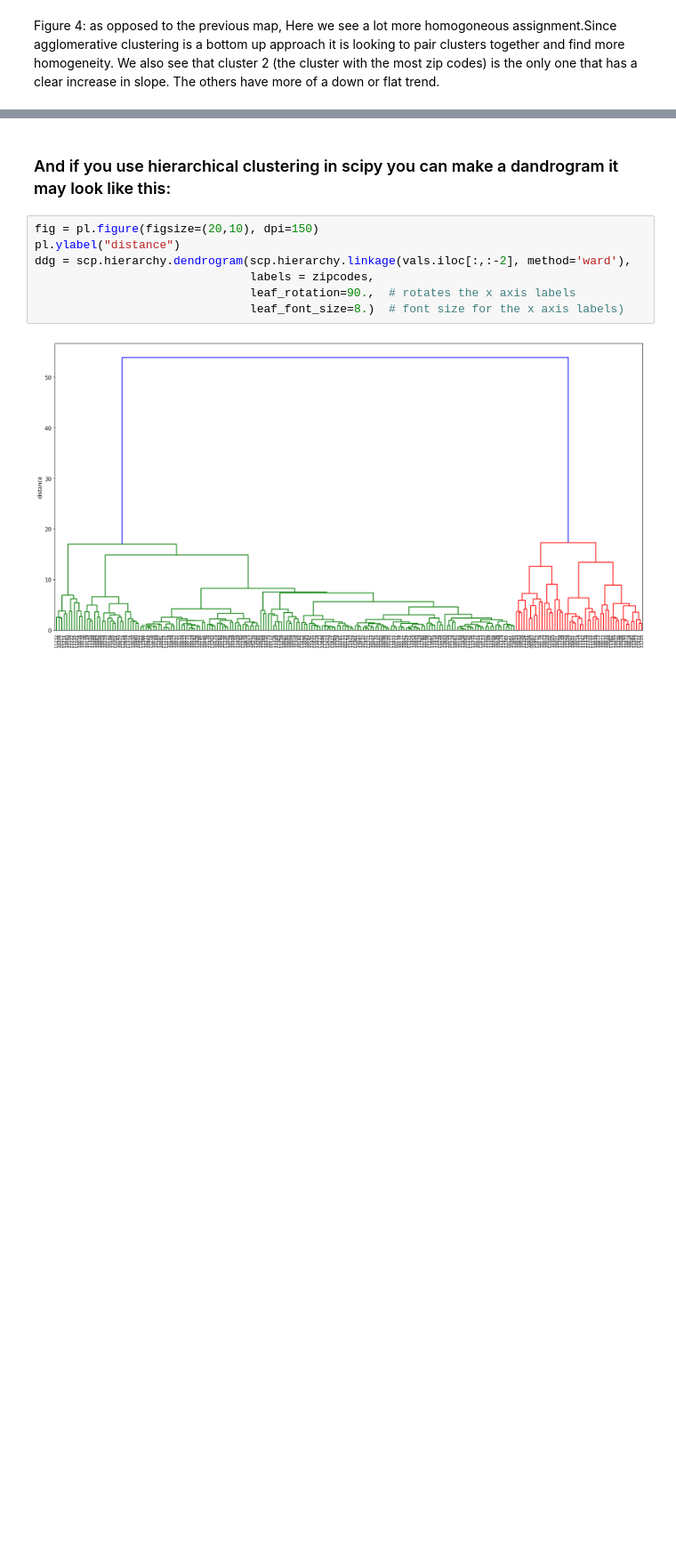
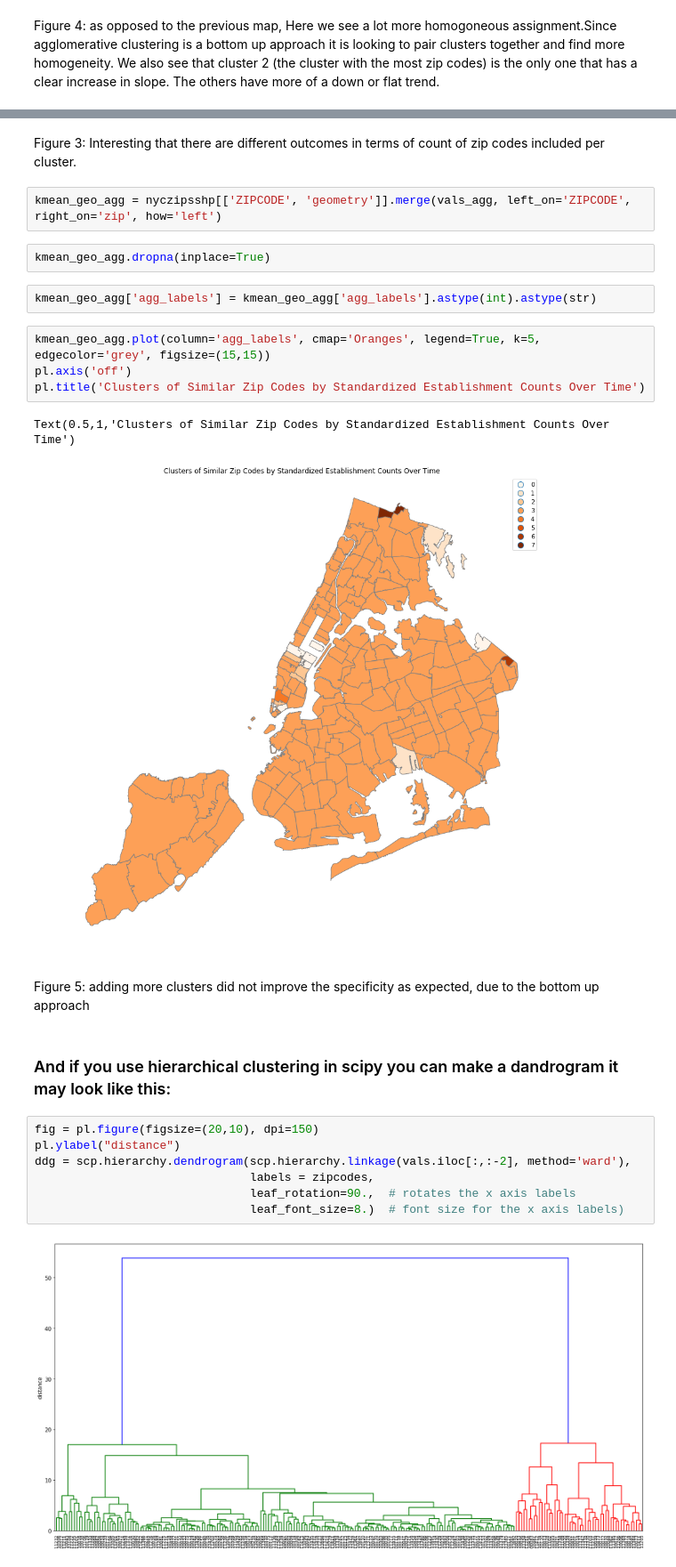
Before and after one commit to samjfalk/PUI2018_sjf374, a Jupyter notebook: HW12_sjf374/HW12_2_sjf374.ipynb, the cells around one changed output, grey strips where cells are left out. Shown at 89% size. Drawn from its saved outputs; the diff is of its cells as text; blank space fills up the shorter version.

```diff
--- a/HW12_sjf374/HW12_2_sjf374.ipynb
+++ b/HW12_sjf374/HW12_2_sjf374.ipynb
@@ -487,3 +474,20 @@ Figure 4: as opposed to the previous map, Here we see a lot more homogoneous ass
+# %% [markdown]
+Figure 3: Interesting that there are different outcomes in terms of count of zip codes included per cluster.
+# %%
+kmean_geo_agg = nyczipsshp[['ZIPCODE', 'geometry']].merge(vals_agg, left_on='ZIPCODE', right_on='zip', how='left')
+# %%
+kmean_geo_agg.dropna(inplace=True)
+# %%
+kmean_geo_agg['agg_labels'] = kmean_geo_agg['agg_labels'].astype(int).astype(str)
+# %%
+kmean_geo_agg.plot(column='agg_labels', cmap='Oranges', legend=True, k=5, edgecolor='grey', figsize=(15,15))
+pl.axis('off')
+pl.title('Clusters of Similar Zip Codes by Standardized Establishment Counts Over Time')
+# %% [output]
+Text(0.5,1,'Clusters of Similar Zip Codes by Standardized Establishment Counts Over Time')
+[figure, added]
+# %% [markdown]
+Figure 5: adding more clusters did not improve the specificity as expected, due to the bottom up approach
 # %% [markdown]
 ### And if you use hierarchical clustering in scipy you can make a dandrogram it may look like this:
 # %%
```
Also changed, not shown: parts of 23 cells of this notebook, 4 other files.
